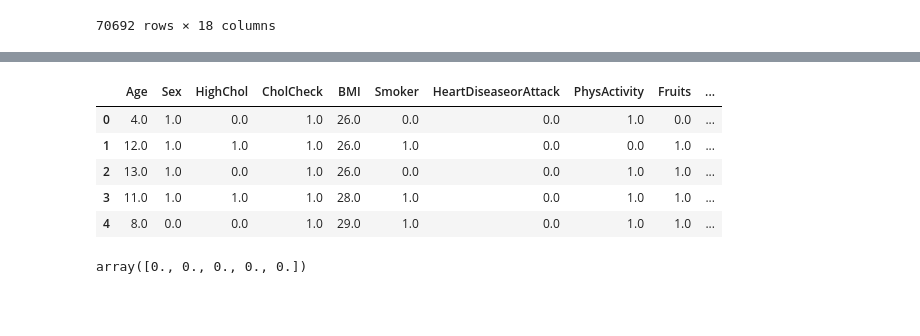
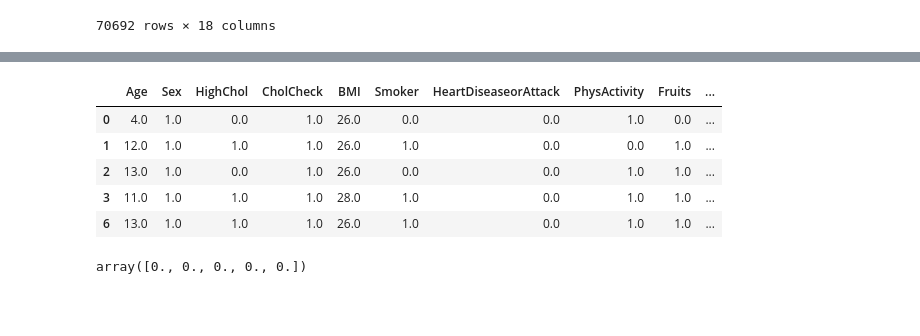
Before and after one commit to jjmccarty/project2_diabetes_outcomes, a Jupyter notebook: Test_RandomForest_with StandardScaler.ipynb, the cells around one changed output, grey strips where cells are left out. Saved outputs shown, nothing was run; the diff lists cells and outputs as text; code cells hidden in the pictures; blank space fills up the shorter version.

```diff
--- a/Test_RandomForest_with StandardScaler.ipynb
+++ b/Test_RandomForest_with StandardScaler.ipynb
@@ -90,3 +90,15 @@ behavioural_raw_df.dropna()
 | 70690 | 11.0 | 0.0 | 1.0 | 1.0 | 18.0 | 0.0 | 0.0 | 0.0 | 0.0 | ... |
 | 70691 | 9.0 | 0.0 | 1.0 | 1.0 | 25.0 | 0.0 | 1.0 | 1.0 | 1.0 | ... |
 70692 rows × 18 columns
+# %%
+behavioural_raw_df = behavioural_raw_df.query("Sex == 1")
+
+import statsmodels.api as sm
+from statsmodels.stats.outliers_influence import variance_inflation_factor
+
+X = sm.add_constant(behavioural_raw_df)
+X
+vif = pd.DataFrame()
+vif['VIF Factor'] = [variance_inflation_factor(X.values, i) for i in range(X.shape[1])]
+vif['features'] = X.columns
+vif.sort_values('VIF Factor', ascending=False)
@@ -93,16 +123,18 @@ behavioural_raw_df.dropna()
 # %%
 # Create the labels set `y` and features DataFrame `X`
 # generate code for feature selection Model
 # Get the features (everything except the "Diabetes" column)
-X = behavioural_raw_df.copy().drop(columns="Diabetes")
+X = behavioural_raw_df.copy().drop(columns=["Diabetes"])
+# filter X to only include Sex = 1
+
 X.head()
 # %% [output]
 |  | Age | Sex | HighChol | CholCheck | BMI | Smoker | HeartDiseaseorAttack | PhysActivity | Fruits | ... |
 | 0 | 4.0 | 1.0 | 0.0 | 1.0 | 26.0 | 0.0 | 0.0 | 1.0 | 0.0 | ... |
 | 1 | 12.0 | 1.0 | 1.0 | 1.0 | 26.0 | 1.0 | 0.0 | 0.0 | 1.0 | ... |
 | 2 | 13.0 | 1.0 | 0.0 | 1.0 | 26.0 | 0.0 | 0.0 | 1.0 | 1.0 | ... |
 | 3 | 11.0 | 1.0 | 1.0 | 1.0 | 28.0 | 1.0 | 0.0 | 1.0 | 1.0 | ... |
-| 4 | 8.0 | 0.0 | 0.0 | 1.0 | 29.0 | 1.0 | 0.0 | 1.0 | 1.0 | ... |
+| 6 | 13.0 | 1.0 | 1.0 | 1.0 | 26.0 | 1.0 | 0.0 | 1.0 | 1.0 | ... |
 # %%
 # Get the target column
 y = behavioural_raw_df["Diabetes"].values.ravel()
@@ -122,2 +143,0 @@ lr = sm.OLS(y_train, X_train).fit()
-# %% [markdown]
-#
```
Also changed, not shown: parts of 18 cells of this notebook.
